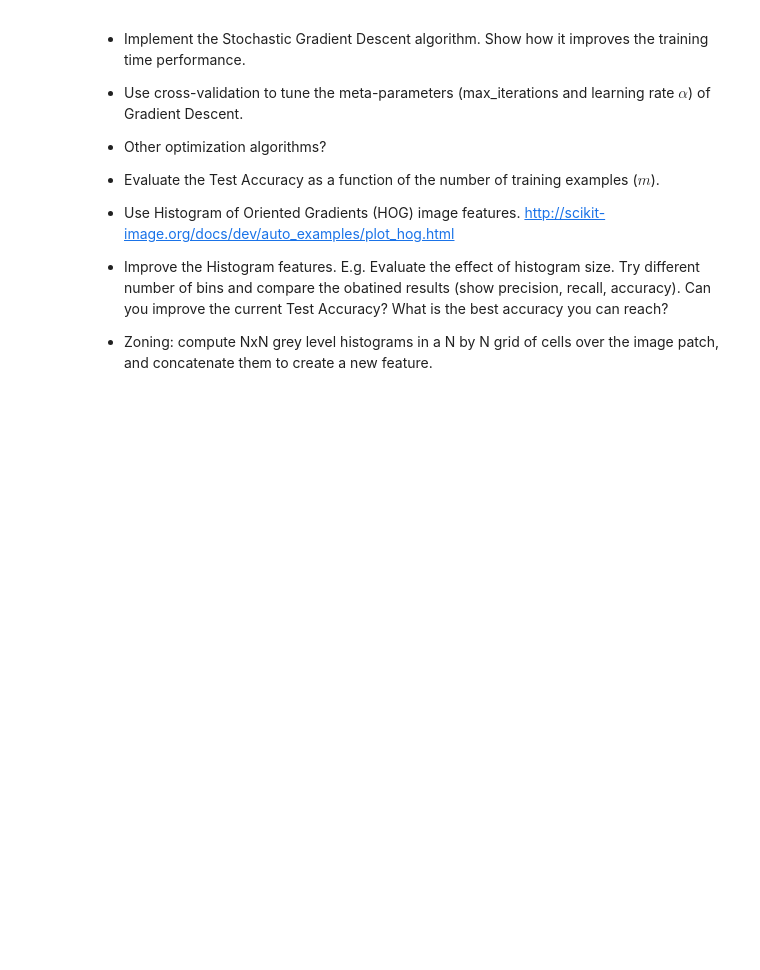
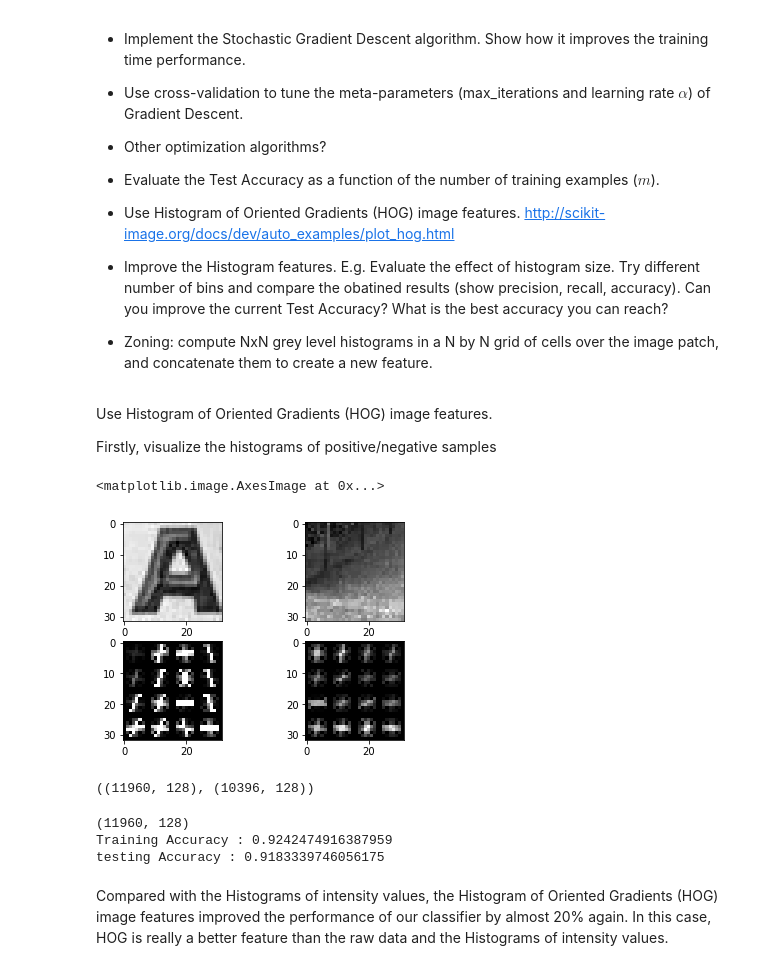
Before and after one commit to liulisixin/miniProject, a Jupyter notebook: MiniProject/MiniProject.ipynb, the cells around one changed output. Drawn from its saved outputs; the diff is of its cells as text; code cells hidden in the pictures; blank space fills up the shorter version.

```diff
--- a/MiniProject/MiniProject.ipynb
+++ b/MiniProject/MiniProject.ipynb
@@ -292,0 +366,79 @@ Some ideas (not a closed list):
+# %% [markdown]
+Use Histogram of Oriented Gradients (HOG) image features.
+
+Firstly, visualize the histograms of positive/negative samples
+# %%
+# YOUR CODE HERE
+
+import matplotlib.pyplot as plt
+
+from skimage.feature import hog
+from skimage import data, exposure
+
+image1 = np.reshape(train_features[1,:],[32,32])
+plt.subplot(2, 2, 1)
+plt.imshow(image1, cmap=plt.cm.gray)
+
+image2 = np.reshape(train_features[5981,:],[32,32])
+plt.subplot(2, 2, 2)
+plt.imshow(image2, cmap=plt.cm.gray)
+
+plt.subplot(2, 2, 3)
+fd, hog_image = hog(image1, orientations=8, pixels_per_cell=(8, 8),
+                    cells_per_block=(1, 1), visualize=True, multichannel=False)
+# Rescale histogram for better display
+hog_image_rescaled = exposure.rescale_intensity(hog_image, in_range=(0, 10))
+plt.imshow(hog_image_rescaled, cmap=plt.cm.gray)
+
+plt.subplot(2, 2, 4)
+fd, hog_image = hog(image2, orientations=8, pixels_per_cell=(8, 8),
+                    cells_per_block=(1, 1), visualize=True, multichannel=False)
+# Rescale histogram for better display
+hog_image_rescaled = exposure.rescale_intensity(hog_image, in_range=(0, 10))
+plt.imshow(hog_image_rescaled, cmap=plt.cm.gray)
+# %% [output]
+<matplotlib.image.AxesImage at 0x...>
+[figure, added]
+# %%
+#For each example we compute the histogram of grey intensity values
+
+orientations = 8
+pixels_per_cell = 8
+cells_per_image = 4
+hog_train_features = np.zeros([train_features.shape[0],orientations*cells_per_image*cells_per_image])
+for i in range(train_features.shape[0]):
+    image = np.reshape(train_features[i,:],[32,32])
+    fd, hog_image = hog(image, orientations=orientations, pixels_per_cell=(pixels_per_cell, pixels_per_cell),
+                    cells_per_block=(1, 1), visualize=True, multichannel=False)
+    hog_train_features[i,:] = fd
+
+hog_test_features = np.zeros([test_features.shape[0],orientations*cells_per_image*cells_per_image])
+for i in range(test_features.shape[0]):
+    image = np.reshape(test_features[i,:],[32,32])
+    fd, hog_image = hog(image, orientations=orientations, pixels_per_cell=(pixels_per_cell, pixels_per_cell),
+                    cells_per_block=(1, 1), visualize=True, multichannel=False)
+    hog_test_features[i,:] = fd
+
+hog_train_features.shape, hog_test_features.shape
+# %% [output]
+((11960, 128), (10396, 128))
+# %%
+print(hog_train_features.shape)
+
+#Logistic Regression gradient descent optimization
+w = GradientDescent_logistic_reg(hog_train_features, train_labels, max_iterations=10000, alpha = 0.1, reg_lambda = 1)
+
+H = [classifyVector(hog_train_features[i,:],w) for i in range(hog_train_features.shape[0])]
+print ("Training Accuracy : {0}".format(str(float(np.sum(H == train_labels)) / train_labels.shape[0])))
+
+H = [classifyVector(hog_test_features[i,:],w) for i in range(hog_test_features.shape[0])]
+print ("testing Accuracy : {0}".format(str(float(np.sum(H == test_labels)) / test_labels.shape[0])))
+# %% [output]
+(11960, 128)
+Training Accuracy : 0.9242474916387959
+testing Accuracy : 0.9183339746056175
+# %% [markdown]
+Compared with the Histograms of intensity values, the Histogram of Oriented
+Gradients (HOG) image features improved the performance of our classifier by
+almost 20% again. In this case, HOG is really a better feature than the raw
+data and the Histograms of intensity values.
```
Also changed, not shown: parts of 14 cells of this notebook, 4 other files.
